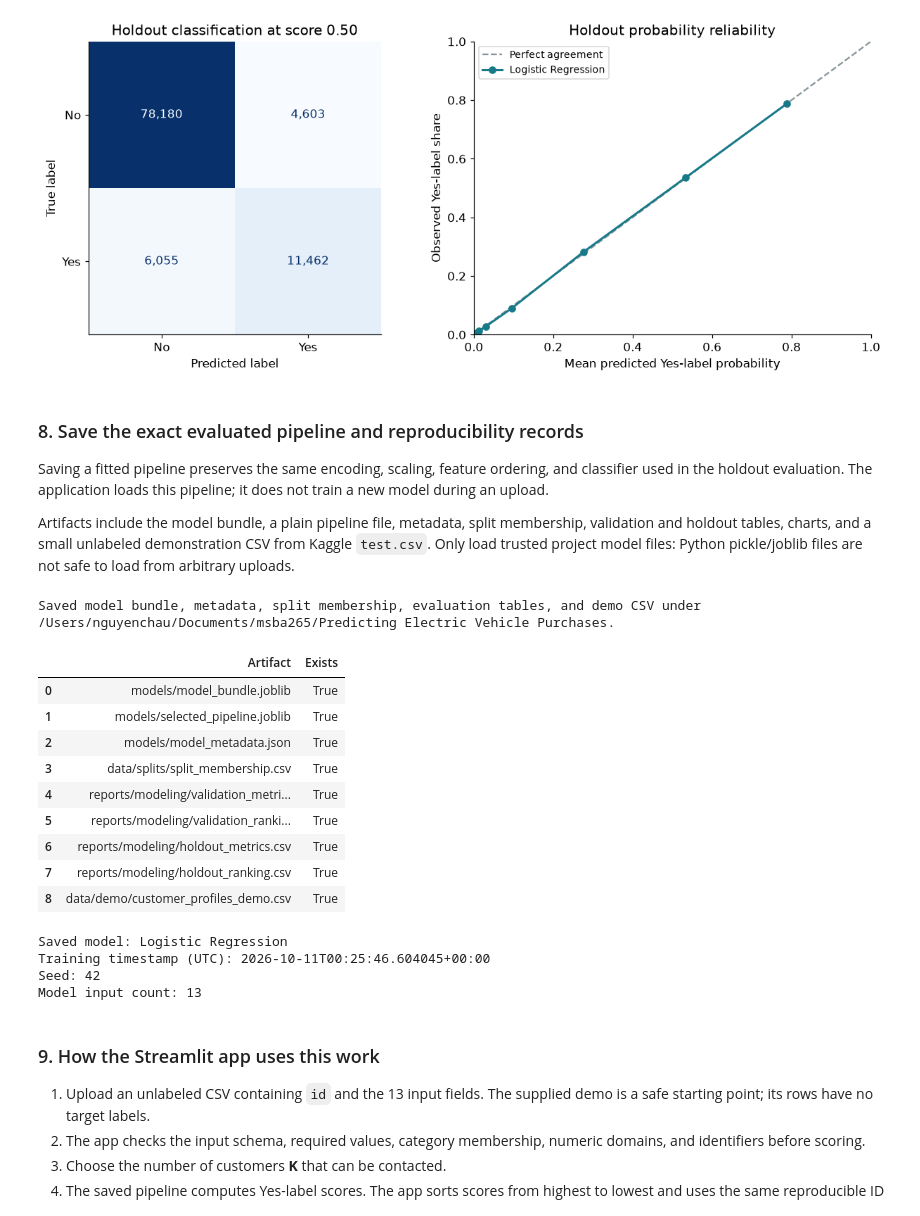
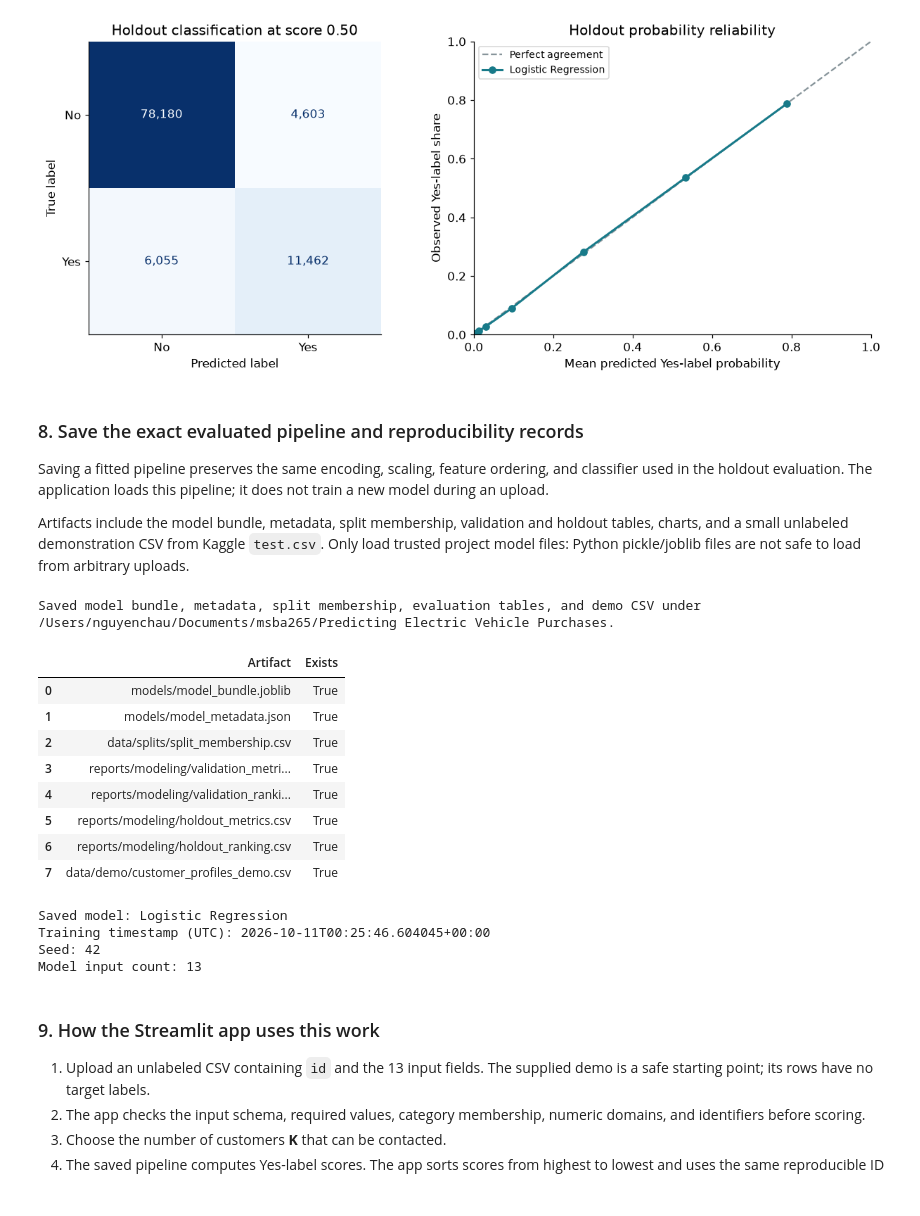
Before and after one commit to Nuquynhchaunguyen/ev-customer-prioritization, a Jupyter notebook: notebooks/02_modeling_and_prioritization.ipynb, the cells around one changed output. Cells and saved outputs as stored; diff of their text form; code cells hidden in the pictures.

Commit message:
Simplify repository map, dependencies, and model artifacts

```diff
--- a/notebooks/02_modeling_and_prioritization.ipynb
+++ b/notebooks/02_modeling_and_prioritization.ipynb
@@ -385,45 +385,43 @@ Saving a fitted pipeline preserves the same encoding, scaling, feature
 ordering, and classifier used in the holdout evaluation. The application
 loads this pipeline; it does not train a new model during an upload.
 
-Artifacts include the model bundle, a plain pipeline file, metadata, split
+Artifacts include the model bundle, metadata, split
 membership, validation and holdout tables, charts, and a small unlabeled
 demonstration CSV from Kaggle `test.csv`. Only load trusted project model
 files: Python pickle/joblib files are not safe to load from arbitrary uploads.
 # %%
 metadata = save_training_artifacts(
     ROOT, splits, candidates,
     validation_metrics, validation_ranking, validation_predictions,
     selected_model, final_pipeline,
     holdout_metrics, holdout_ranking, holdout_predictions,
 )
 artifact_paths = [
     "models/model_bundle.joblib",
-    "models/selected_pipeline.joblib",
     "models/model_metadata.json",
     "data/splits/split_membership.csv",
     "reports/modeling/validation_metrics.csv",
     "reports/modeling/validation_ranking.csv",
     "reports/modeling/holdout_metrics.csv",
     "reports/modeling/holdout_ranking.csv",
     "data/demo/customer_profiles_demo.csv",
 ]
 show_table(pd.DataFrame({"Artifact": artifact_paths, "Exists": [(ROOT / path).is_file() for path in artifact_paths]}))
 print("Saved model:", metadata["selected_model"])
 print("Training timestamp (UTC):", metadata["trained_at_utc"])
 print("Seed:", metadata["seed"])
 print("Model input count:", len(metadata["feature_columns"]))
 # %% [output]
 Saved model bundle, metadata, split membership, evaluation tables, and demo CSV under /Users/nguyenchau/Documents/msba265/Predicting Electric Vehicle Purchases.
 |  | Artifact | Exists |
 | 0 | models/model_bundle.joblib | True |
-| 1 | models/selected_pipeline.joblib | True |
-| 2 | models/model_metadata.json | True |
-| 3 | data/splits/split_membership.csv | True |
-| 4 | reports/modeling/validation_metri... | True |
-| 5 | reports/modeling/validation_ranki... | True |
-| 6 | reports/modeling/holdout_metrics.csv | True |
-| 7 | reports/modeling/holdout_ranking.csv | True |
-| 8 | data/demo/customer_profiles_demo.csv | True |
+| 1 | models/model_metadata.json | True |
+| 2 | data/splits/split_membership.csv | True |
+| 3 | reports/modeling/validation_metri... | True |
+| 4 | reports/modeling/validation_ranki... | True |
+| 5 | reports/modeling/holdout_metrics.csv | True |
+| 6 | reports/modeling/holdout_ranking.csv | True |
+| 7 | data/demo/customer_profiles_demo.csv | True |
 Saved model: Logistic Regression
 Training timestamp (UTC): 2026-10-11T00:25:46.604045+00:00
 Seed: 42
```
Also changed, not shown: 9 other files.
